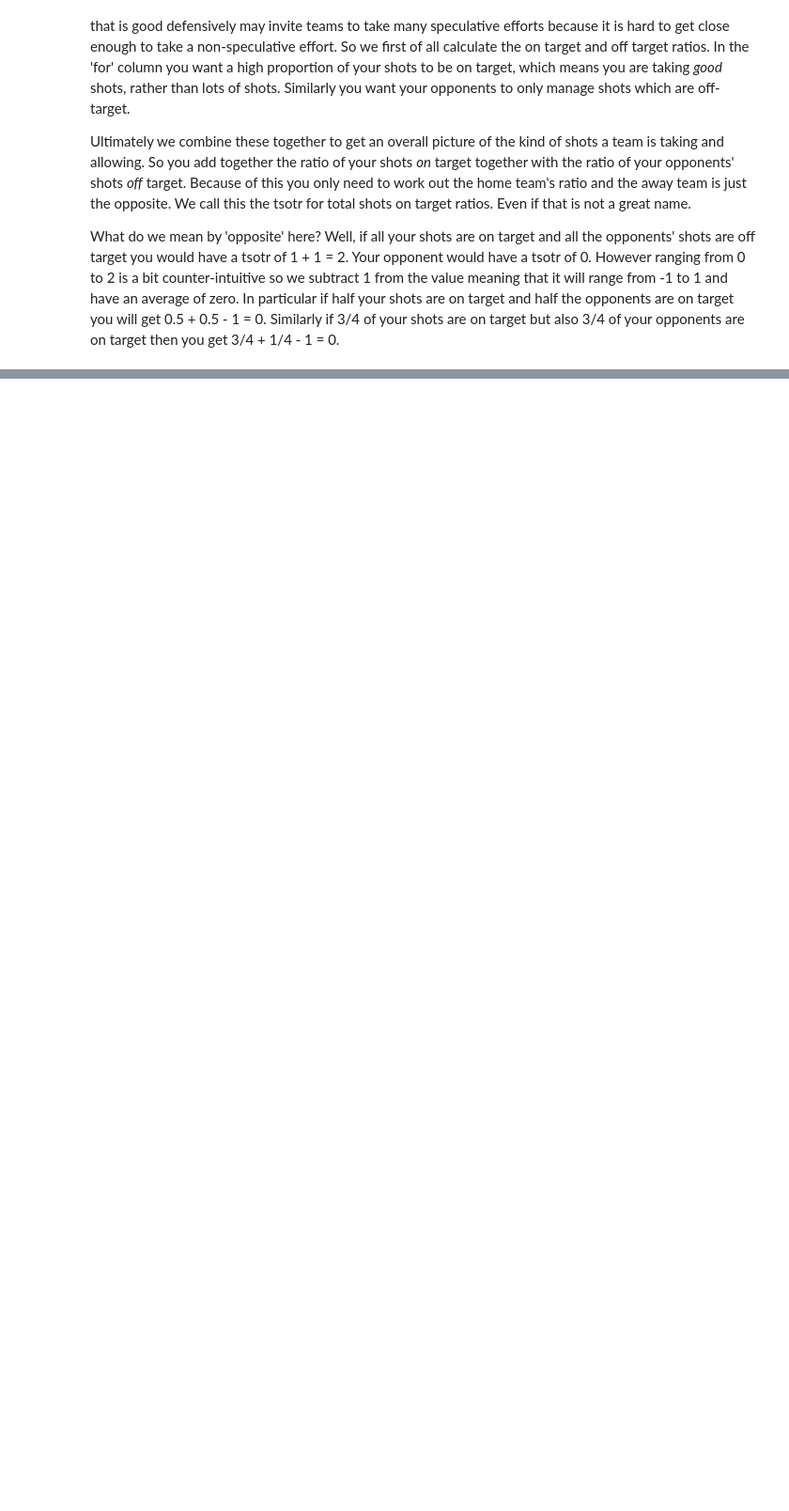
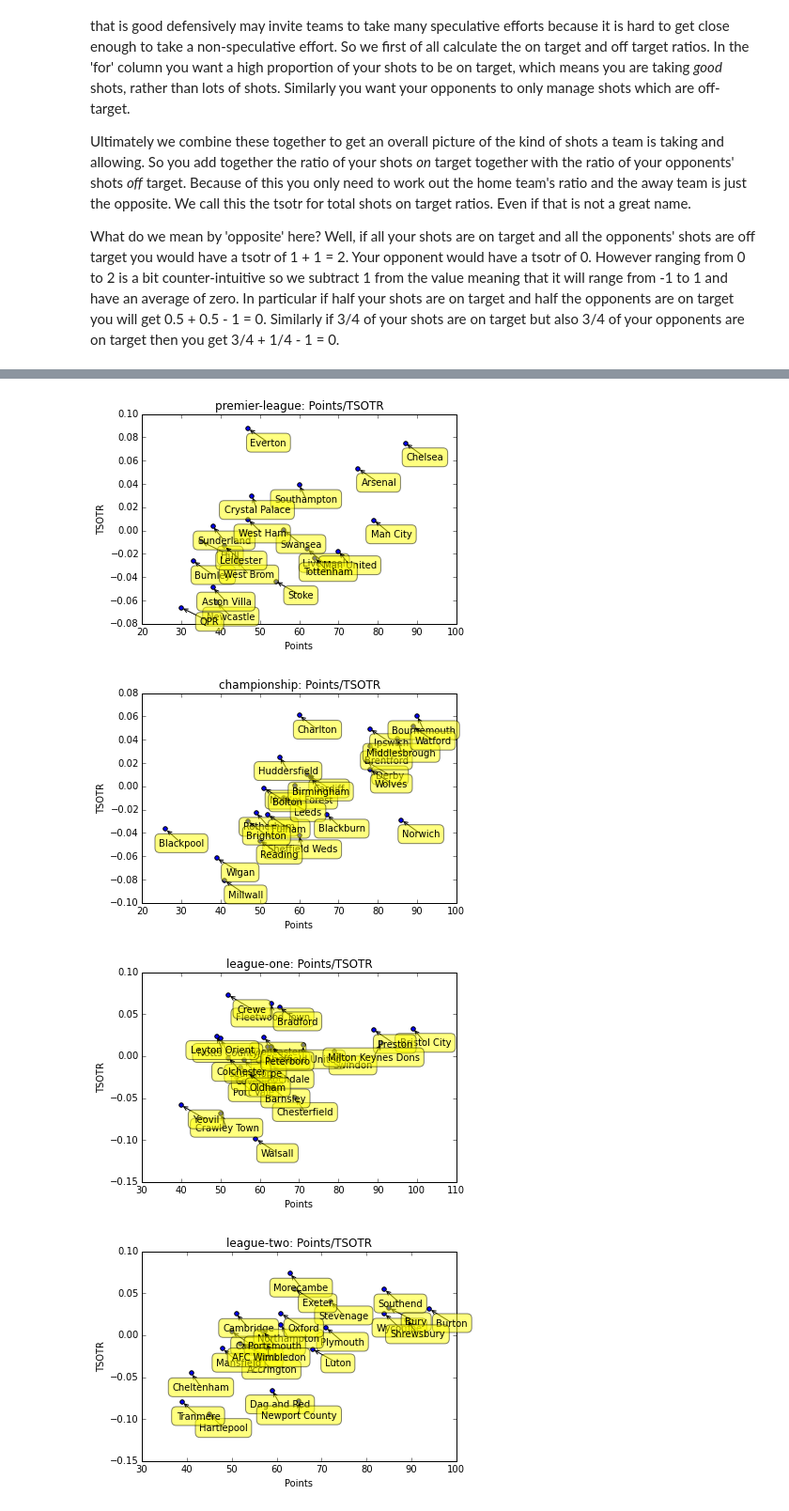
Before and after one commit to allanderek/football-analysis, a Jupyter notebook: LeagueAnalysis.ipynb, the cells around one changed output, grey strips where cells are left out. Shown at 94% size. Drawn from its saved outputs; the diff is of its cells as text; code cells hidden in the pictures; blank space fills up the shorter version.

```diff
--- a/LeagueAnalysis.ipynb
+++ b/LeagueAnalysis.ipynb
@@ -188,0 +253,7 @@ for league in leagues:
+# %%
+graph_leagues('Points', 'TSOTR')
+# %% [output]
+[figure, added]
+[figure, added]
+[figure, added]
+[figure, added]
```
Also changed, not shown: parts of 25 cells of this notebook.
